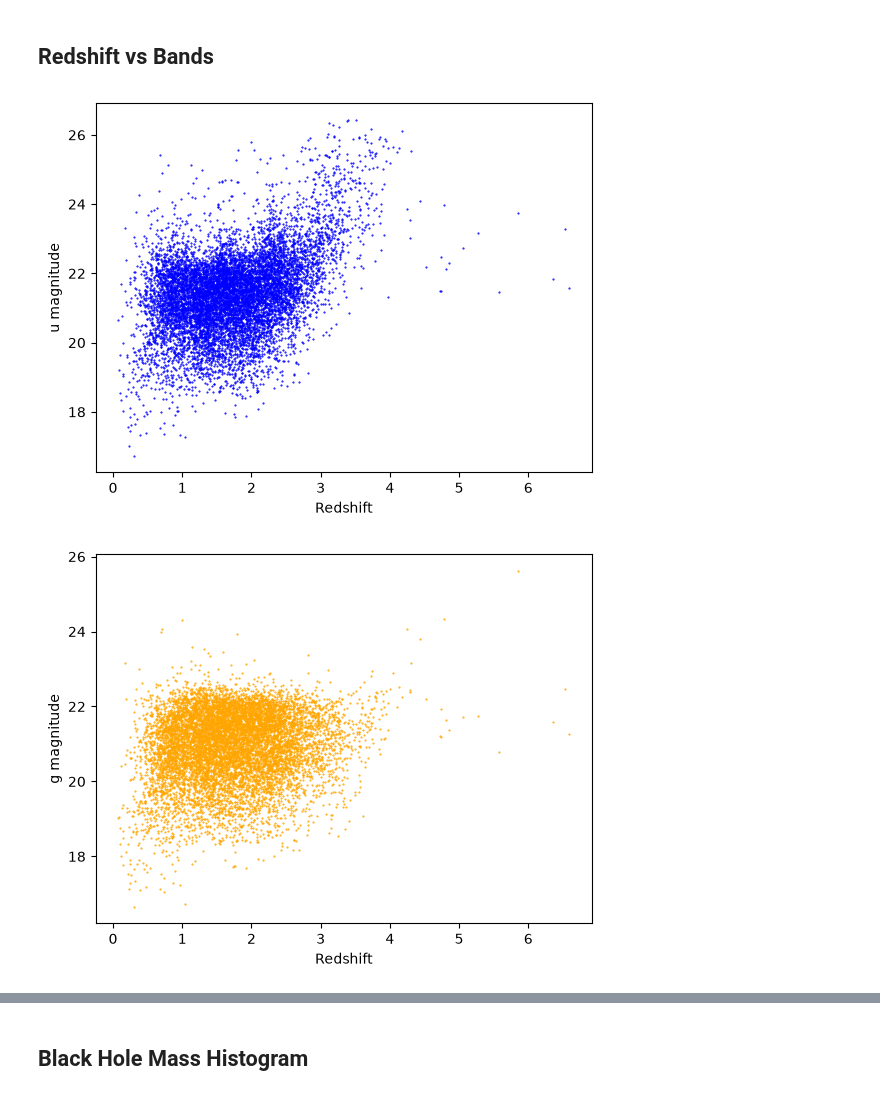
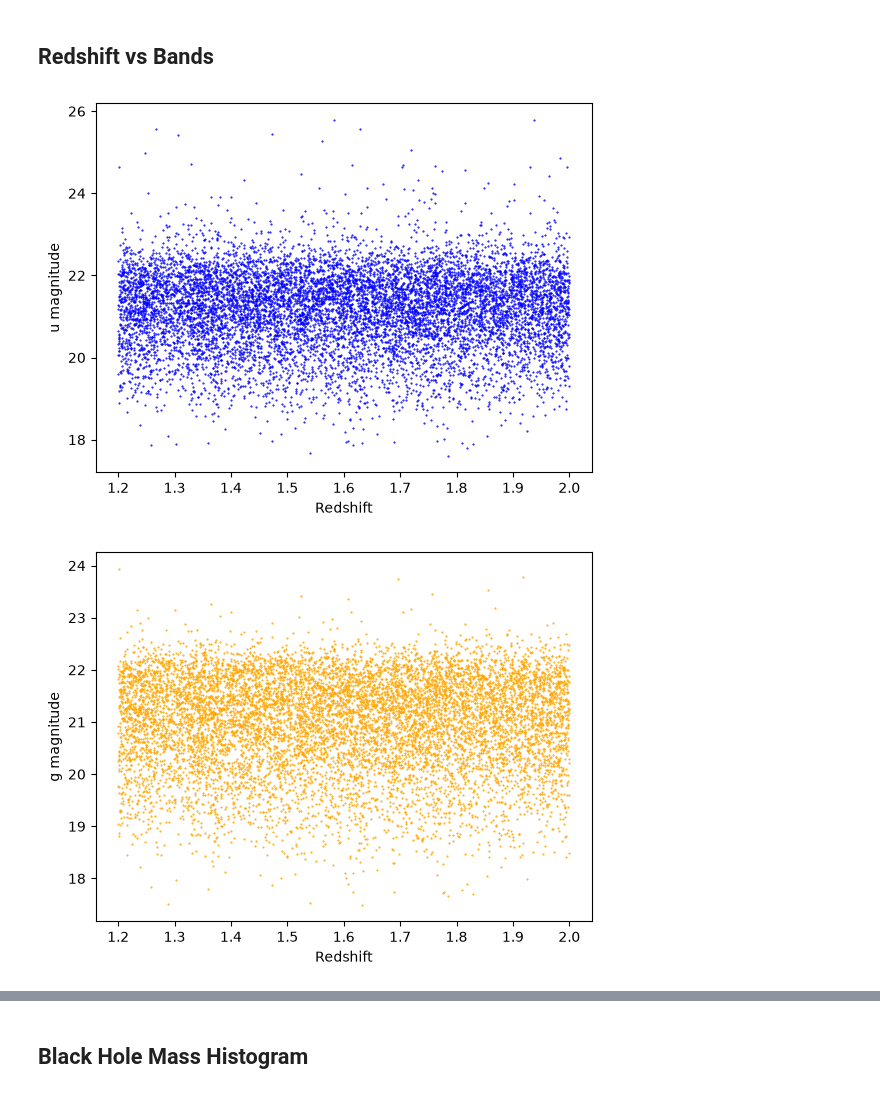
Before and after one commit to Emlilio/Quasars26, a Jupyter notebook: Initial_data_review.ipynb, the cells around one changed output, grey strips where cells are left out. Drawn from its saved outputs; the diff is of its cells as text; code cells hidden in the pictures.

```diff
--- a/Initial_data_review.ipynb
+++ b/Initial_data_review.ipynb
@@ -15,7 +16,9 @@ DR16 = fits.open("DR16Q_v4.fits")   #original
 Shen = fits.open("DR16Q_Shen.fits") #Shen w/ BH masses
 # %%
 data = DR16[1].data
-data2 = Shen[1].data
-
-print(data2.shape)
+data_mask = (1.2 < data.Z) & (data.Z < 2)
+data = data[data_mask]
+data2 = Shen[1].data[data_mask]
+data2[:10]
+print(data.shape)
 # %% [output]
@@ -52,13 +79,19 @@ rg = data.PSFMAG[:, 2] != -9999
 ig = data.PSFMAG[:, 3] != -9999
 zg = data.PSFMAG[:, 4] != -9999
 
-plt.hist(u_mag[ug],bins = 1000, linewidth = 0.5, histtype='step')
-plt.hist(g_mag[gg],bins = 1000, linewidth = 0.5, histtype='step')
-plt.hist(r_mag[rg],bins = 1000, linewidth = 0.5, histtype='step')
-plt.hist(i_mag[ig],bins = 1000, linewidth = 0.5, histtype='step')
-plt.hist(z_mag[zg],bins = 1000, linewidth = 0.5, histtype='step')
+u_mag = u_mag[ug]
+g_mag = g_mag[gg]
+r_mag = r_mag[rg]
+i_mag = i_mag[ig]
+z_mag = z_mag[zg]
+
+plt.hist(u_mag ,bins = 1000, linewidth = 0.5, histtype='step')
+plt.hist(g_mag ,bins = 1000, linewidth = 0.5, histtype='step')
+plt.hist(r_mag ,bins = 1000, linewidth = 0.5, histtype='step')
+plt.hist(i_mag ,bins = 1000, linewidth = 0.5, histtype='step')
+plt.hist(z_mag ,bins = 1000, linewidth = 0.5, histtype='step')
 plt.legend(['u','g','r','i','z'])
-plt.axis([15, 27.5, 0, 5000])
+# plt.axis([15, 27.5, 0, 5000])
 plt.ylabel('Count')
 plt.xlabel('Magnitude')
 plt.show()
@@ -69,43 +102,38 @@ plt.show()
 # %%
 plt.figure()
 for i in range(10000):
-    if data.Z[i] != -999 and u_mag[i] != -9999:
-        plt.plot(data.Z[i], u_mag[i], markersize=1, marker=".", color="blue")
+    plt.plot(data.Z[i], u_mag[i], markersize=1, marker=".", color="blue")
 plt.xlabel("Redshift")
 plt.ylabel("u magnitude")
 plt.show()
 
 plt.figure()
 for i in range(10000):
-    if data.Z[i] != -999 and g_mag[i] != -9999:
-        plt.plot(data.Z[i], g_mag[i], markersize=1, marker=".", color="orange")
+    plt.plot(data.Z[i], g_mag[i], markersize=1, marker=".", color="orange")
 plt.xlabel("Redshift")
 plt.ylabel("g magnitude")
 plt.show()
 
 plt.figure()
 for i in range(10000):
-    if data.Z[i] != -999 and r_mag[i] != -9999:
-        plt.plot(data.Z[i], r_mag[i], markersize=1, marker=".", color="green")
+    plt.plot(data.Z[i], r_mag[i], markersize=1, marker=".", color="green")
 plt.xlabel("Redshift")
 plt.ylabel("r magnitude")
 plt.show()
 
 plt.figure()
 for i in range(10000):
-    if data.Z[i] != -999 and i_mag[i] != -9999:
-        plt.plot(data.Z[i], i_mag[i], markersize=1, marker=".", color="red")
+    plt.plot(data.Z[i], i_mag[i], markersize=1, marker=".", color="red")
 plt.xlabel("Redshift")
 plt.ylabel("i magnitude")
 plt.show()
 
 plt.figure()
 for i in range(10000):
-    if data.Z[i] != -999 and z_mag[i] != -9999:
-        plt.plot(data.Z[i], z_mag[i], markersize=1, marker=".", color="purple")
+    plt.plot(data.Z[i], z_mag[i], markersize=1, marker=".", color="purple")
 plt.xlabel("Redshift")
 plt.ylabel("z magnitude")
 plt.show()
 # %% [output]
-[figure, old version]
+[figure, new version]
-[figure, old version]
+[figure, new version]
```
Also changed, not shown: parts of 27 cells of this notebook.
